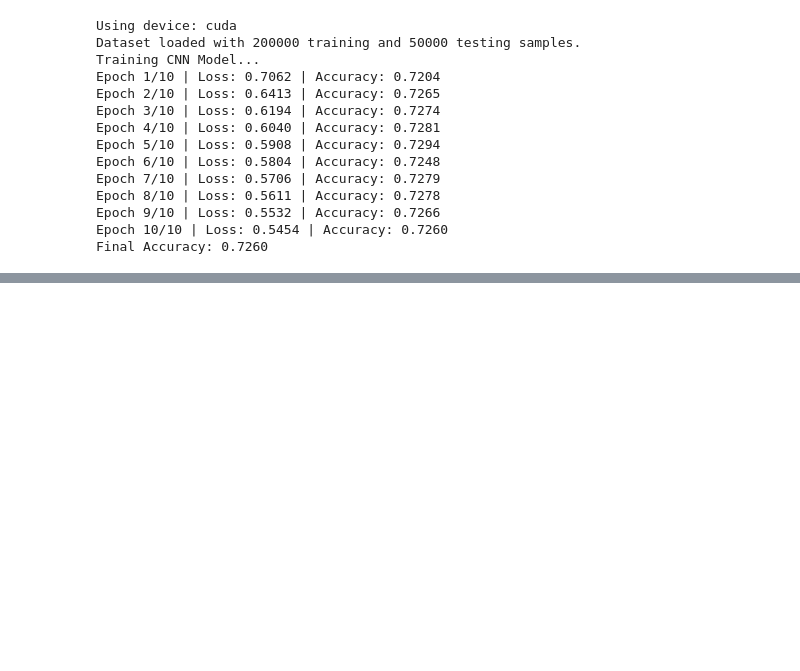
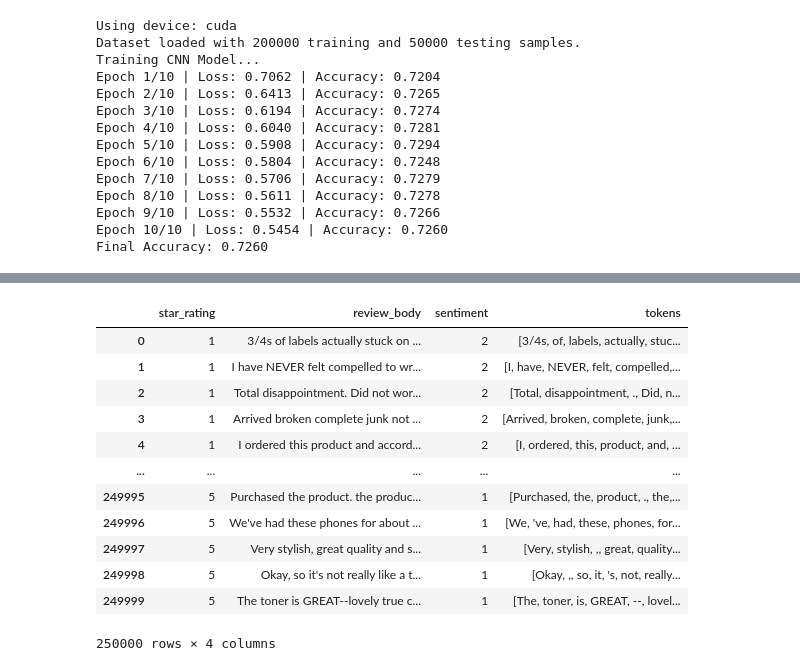
Before and after one commit to junaid537/pytorch, a Jupyter notebook: “HW2_Junaid_Khalidi_Py_CNN.ipynb, the cells around one changed output, grey strips where cells are left out. Saved outputs shown, nothing was run; the diff lists cells and outputs as text; code cells hidden in the pictures; blank space fills up the shorter version.

```diff
--- a/“HW2_Junaid_Khalidi_Py_CNN.ipynb
+++ b/“HW2_Junaid_Khalidi_Py_CNN.ipynb
@@ -2022,0 +2040,4 @@ Final Accuracy: 0.7260
+# %%
+# Fetch Data
+url = "https://web.archive.org/web/20201127142707if_/https://s3.amazonaws.com/amazon-reviews-pds/tsv/amazon_reviews_us_Office_Products_v1_00.tsv.gz"
+df_3classes = pd.read_csv(url, sep='\t', compression='gzip', usecols=['review_body', 'star_rating'],on_bad_lines='skip')
@@ -2022,0 +2119,26 @@ Final Accuracy: 0.7260
+# %%
+# import nltk
+# nltk.download('punkt_tab')
+# import multiprocessing
+# from nltk.tokenize import word_tokenize
+# import pandas as pd
+
+# nltk.download('punkt')
+
+# # Define a function for tokenization
+# def tokenize_text(text):
+#     return word_tokenize(str(text))  # Ensure text is a string before tokenizing
+
+# # Use multiprocessing for faster execution
+# with multiprocessing.Pool(processes=4) as pool:  # Adjust processes based on CPU cores
+#     df_3classes["tokens"] = pool.map(tokenize_text, df_3classes["review_body"])
+
+# # Show results
+# print(df_3classes["tokens"].head())
+import nltk
+nltk.download('punkt_tab')
+#tokenize your dataset
+# Tokenize the review text
+df_3classes["tokens"] = df_3classes["review_body"].astype(str).apply(word_tokenize)
+# Show some tokenized reviews
+print(df_3classes["tokens"].head())
@@ -2022,0 +2167,17 @@ Final Accuracy: 0.7260
+# %%
+df_3classes = df_3classes.groupby('star_rating').apply(lambda x: x.sample(n=50000, random_state=42)).reset_index(drop=True)
+df_3classes
+# %% [output]
+|  | star_rating | review_body | sentiment | tokens |
+| 0 | 1 | 3/4s of labels actually stuck on ... | 2 | [3/4s, of, labels, actually, stuc... |
+| 1 | 1 | I have NEVER felt compelled to wr... | 2 | [I, have, NEVER, felt, compelled,... |
+| 2 | 1 | Total disappointment. Did not wor... | 2 | [Total, disappointment, ., Did, n... |
+| 3 | 1 | Arrived broken complete junk not ... | 2 | [Arrived, broken, complete, junk,... |
+| 4 | 1 | I ordered this product and accord... | 2 | [I, ordered, this, product, and, ... |
+| ... | ... | ... | ... | ... |
+| 249995 | 5 | Purchased the product. the produc... | 1 | [Purchased, the, product, ., the,... |
+| 249996 | 5 | We've had these phones for about ... | 1 | [We, 've, had, these, phones, for... |
+| 249997 | 5 | Very stylish, great quality and s... | 1 | [Very, stylish, ,, great, quality... |
+| 249998 | 5 | Okay, so it's not really like a t... | 1 | [Okay, ,, so, it, 's, not, really... |
+| 249999 | 5 | The toner is GREAT--lovely true c... | 1 | [The, toner, is, GREAT, --, lovel... |
+250000 rows × 4 columns
```
Also changed, not shown: parts of 22 cells of this notebook.
